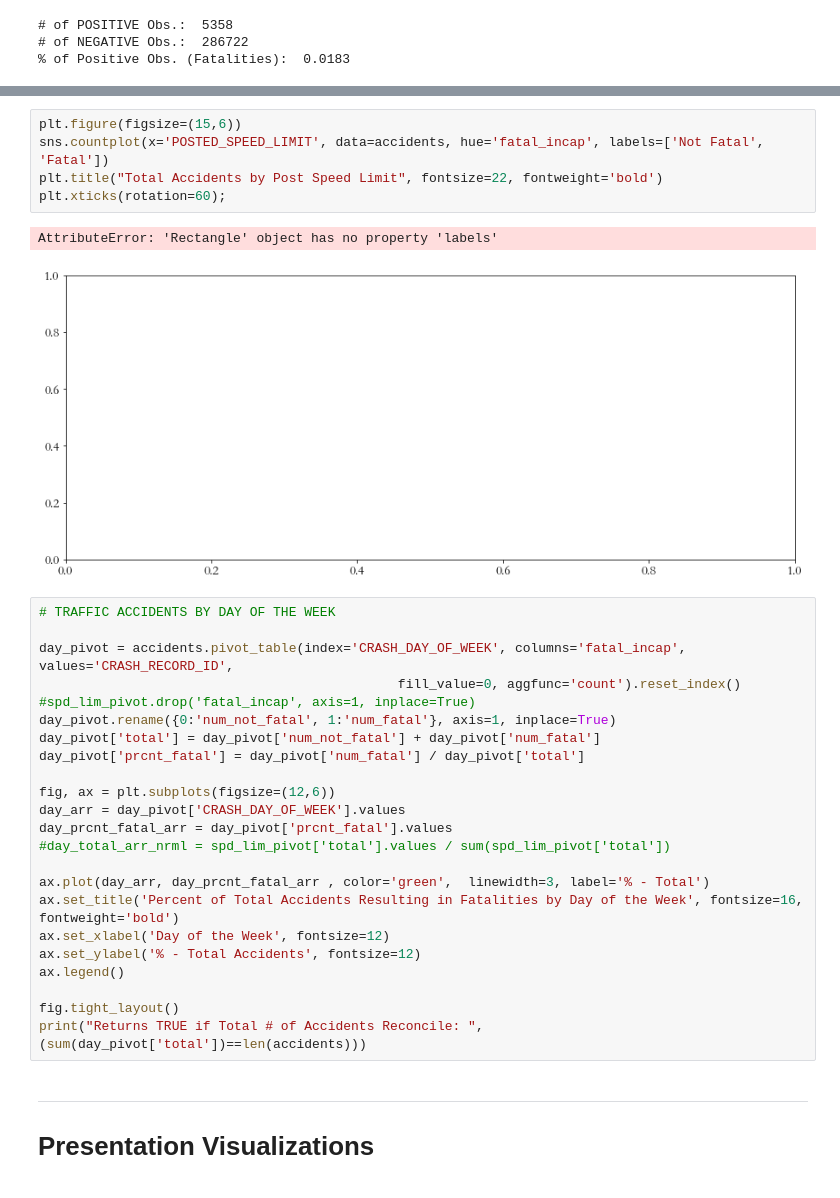
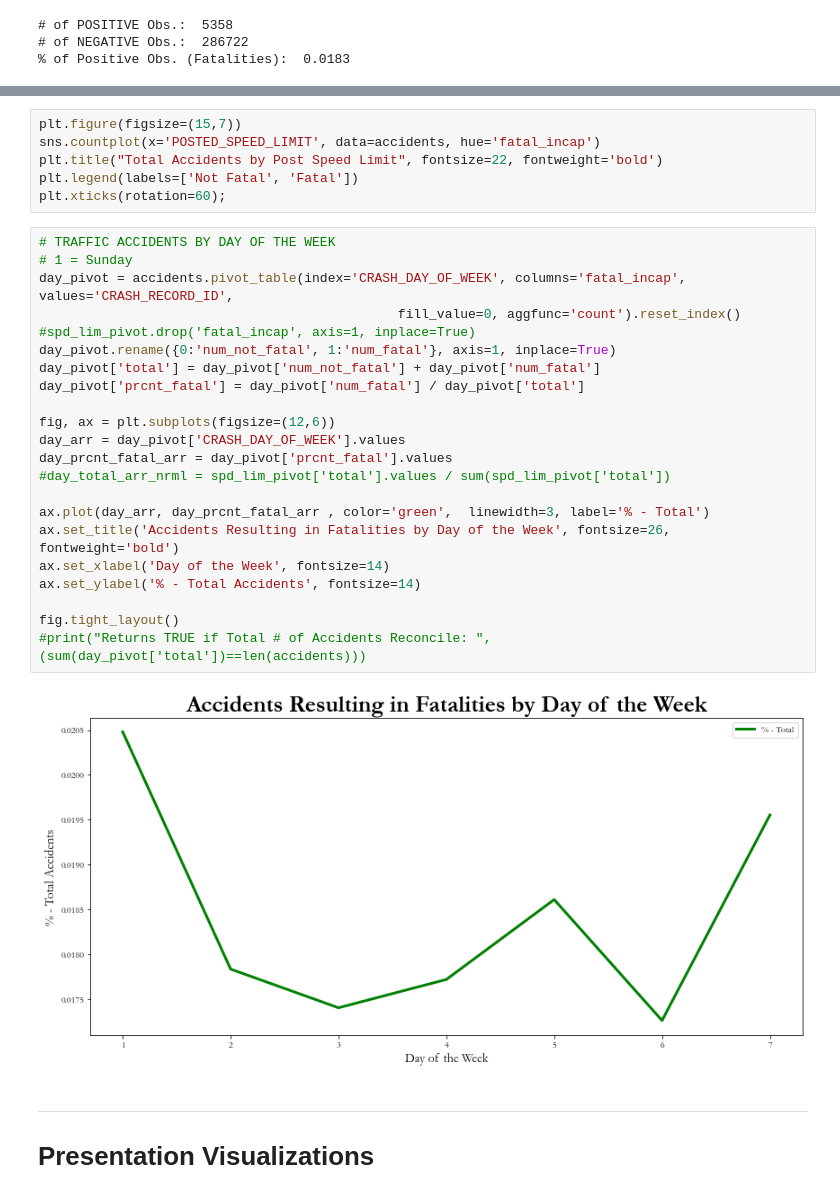
Before and after one commit to Morgan-Sell/chi-traffic-accidents, a Jupyter notebook: chi-traffic-preso-eda.ipynb, the cells around one changed output, grey strips where cells are left out. Drawn from its saved outputs; the diff is of its cells as text.

```diff
--- a/chi-traffic-preso-eda.ipynb
+++ b/chi-traffic-preso-eda.ipynb
@@ -213,34 +171,33 @@ plt.xticks(rotation=60);
 # %%
-plt.figure(figsize=(15,6))
-sns.countplot(x='POSTED_SPEED_LIMIT', data=accidents, hue='fatal_incap', labels=['Not Fatal', 'Fatal'])
+plt.figure(figsize=(15,7))
+sns.countplot(x='POSTED_SPEED_LIMIT', data=accidents, hue='fatal_incap')
 plt.title("Total Accidents by Post Speed Limit", fontsize=22, fontweight='bold')
+plt.legend(labels=['Not Fatal', 'Fatal'])
 plt.xticks(rotation=60);
-# %% [output]
-AttributeError: 'Rectangle' object has no property 'labels'
-[figure, removed]
 # %%
 # TRAFFIC ACCIDENTS BY DAY OF THE WEEK
-
+# 1 = Sunday
 day_pivot = accidents.pivot_table(index='CRASH_DAY_OF_WEEK', columns='fatal_incap', values='CRASH_RECORD_ID',
                                               fill_value=0, aggfunc='count').reset_index()
 #spd_lim_pivot.drop('fatal_incap', axis=1, inplace=True)
 day_pivot.rename({0:'num_not_fatal', 1:'num_fatal'}, axis=1, inplace=True)
 day_pivot['total'] = day_pivot['num_not_fatal'] + day_pivot['num_fatal']
 day_pivot['prcnt_fatal'] = day_pivot['num_fatal'] / day_pivot['total']
 
 fig, ax = plt.subplots(figsize=(12,6))
 day_arr = day_pivot['CRASH_DAY_OF_WEEK'].values
 day_prcnt_fatal_arr = day_pivot['prcnt_fatal'].values
 #day_total_arr_nrml = spd_lim_pivot['total'].values / sum(spd_lim_pivot['total'])
 
 ax.plot(day_arr, day_prcnt_fatal_arr , color='green',  linewidth=3, label='% - Total')
-ax.set_title('Percent of Total Accidents Resulting in Fatalities by Day of the Week', fontsize=16, fontweight='bold')
-ax.set_xlabel('Day of the Week', fontsize=12)
-ax.set_ylabel('% - Total Accidents', fontsize=12)
-ax.legend()
+ax.set_title('Accidents Resulting in Fatalities by Day of the Week', fontsize=26, fontweight='bold')
+ax.set_xlabel('Day of the Week', fontsize=14)
+ax.set_ylabel('% - Total Accidents', fontsize=14)
 
 fig.tight_layout()
-print("Returns TRUE if Total # of Accidents Reconcile: ", (sum(day_pivot['total'])==len(accidents)))
+#print("Returns TRUE if Total # of Accidents Reconcile: ", (sum(day_pivot['total'])==len(accidents)))
+# %% [output]
+[figure, added]
 # %% [markdown]
 ---
 # Presentation Visualizations
```
Also changed, not shown: parts of 15 cells of this notebook.
